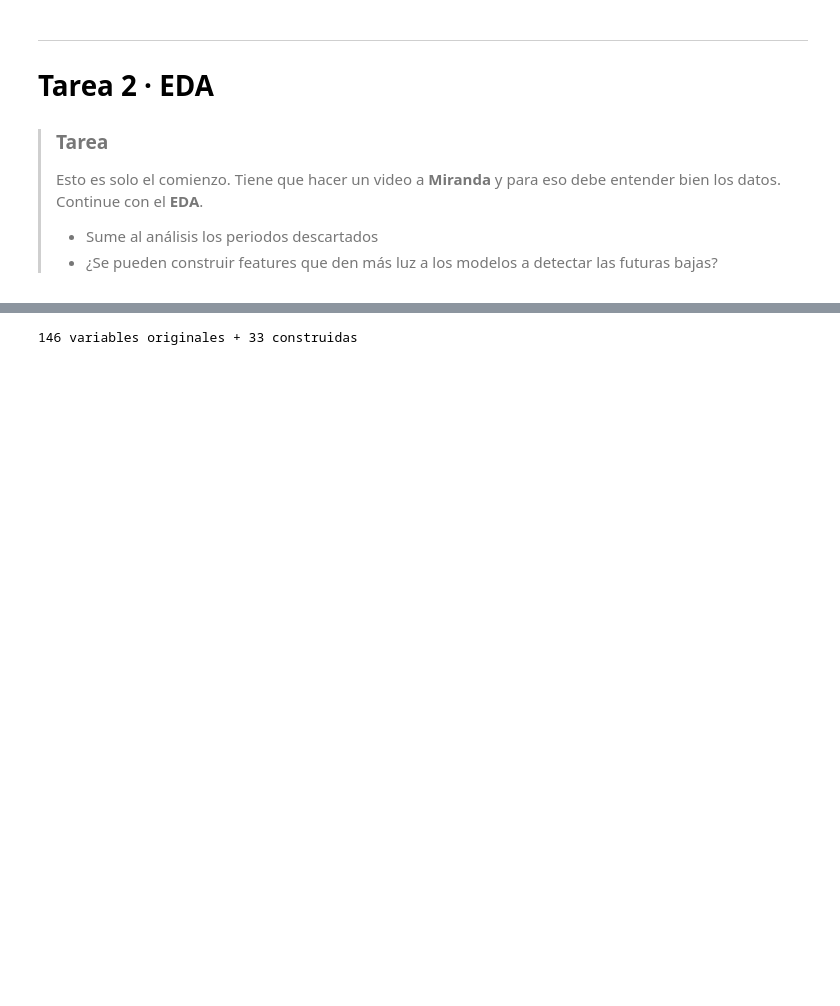
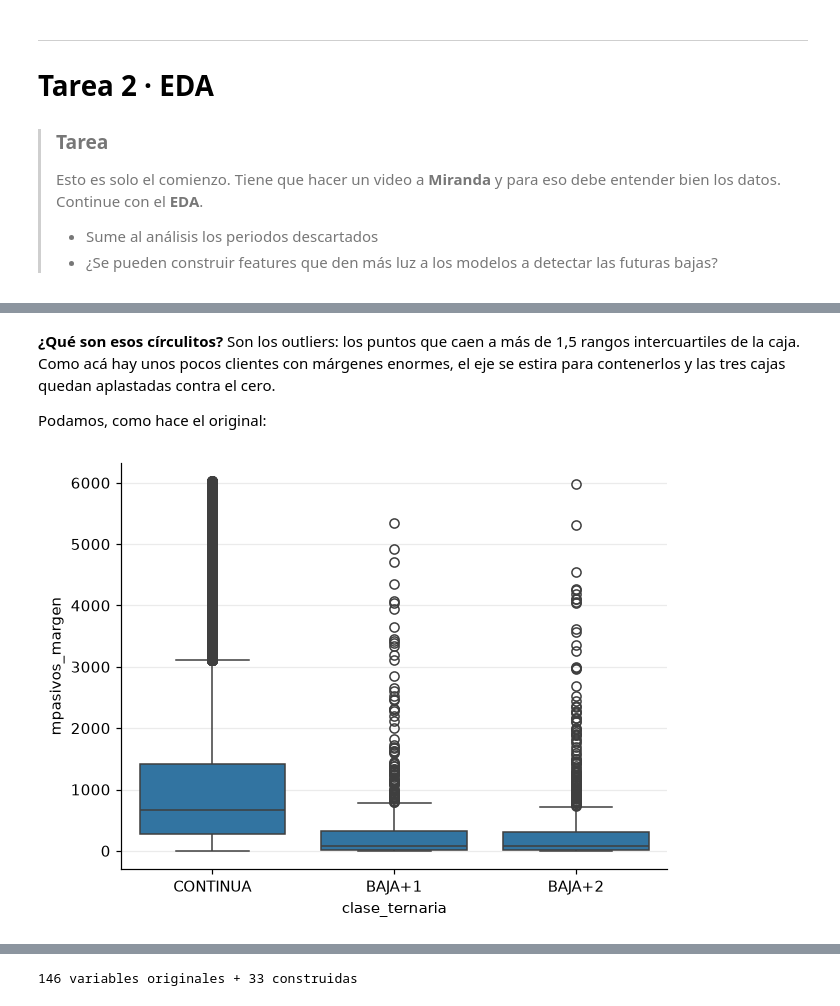
Before and after one commit to ClariRZ/dmeyf2026, a Jupyter notebook: mis_tareas/z201_arboles/z201_resolucion.ipynb, the cells around one changed output, grey strips where cells are left out. Saved outputs shown, nothing was run; the diff lists cells and outputs as text; code cells hidden in the pictures; blank space fills up the shorter version.

```diff
--- a/mis_tareas/z201_arboles/z201_resolucion.ipynb
+++ b/mis_tareas/z201_arboles/z201_resolucion.ipynb
@@ -719,0 +681,15 @@ mismo hecho. Un solo flag las resume.
+# %% [markdown]
+**¿Qué son esos círculitos?** Son los outliers: los puntos que caen a más de 1,5 rangos
+intercuartiles de la caja. Como acá hay unos pocos clientes con márgenes enormes, el eje
+se estira para contenerlos y las tres cajas quedan aplastadas contra el cero.
+
+Podamos, como hace el original:
+# %%
+lower_bound = data['mpasivos_margen'].quantile(0.05)
+upper_bound = data['mpasivos_margen'].quantile(0.95)
+
+filtered_data = data[(data['mpasivos_margen'] >= lower_bound) & (data['mpasivos_margen'] <= upper_bound)]
+sns.boxplot(x='clase_ternaria', y='mpasivos_margen', data=filtered_data)
+plt.show()
+# %% [output]
+[figure, added]
```
Also changed, not shown: parts of 40 cells of this notebook.
